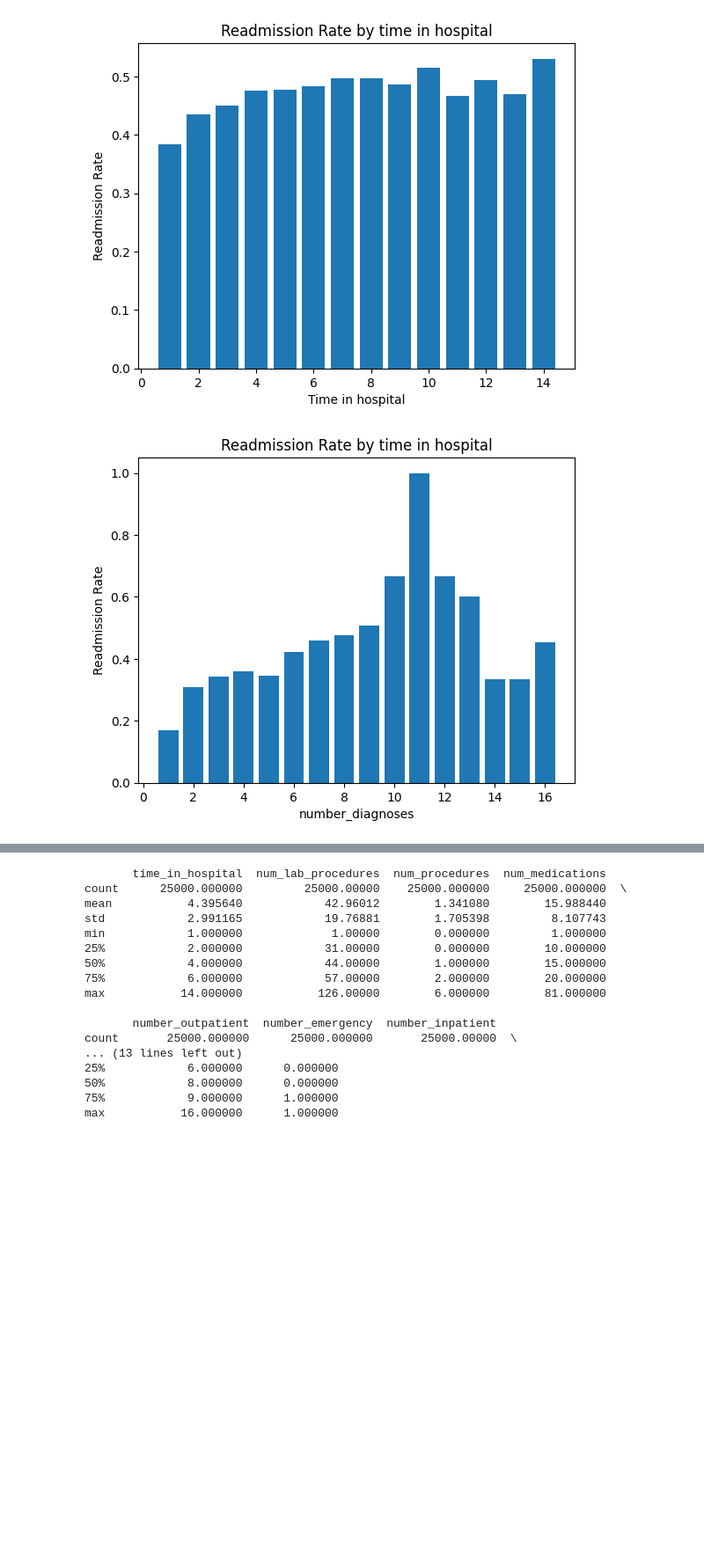
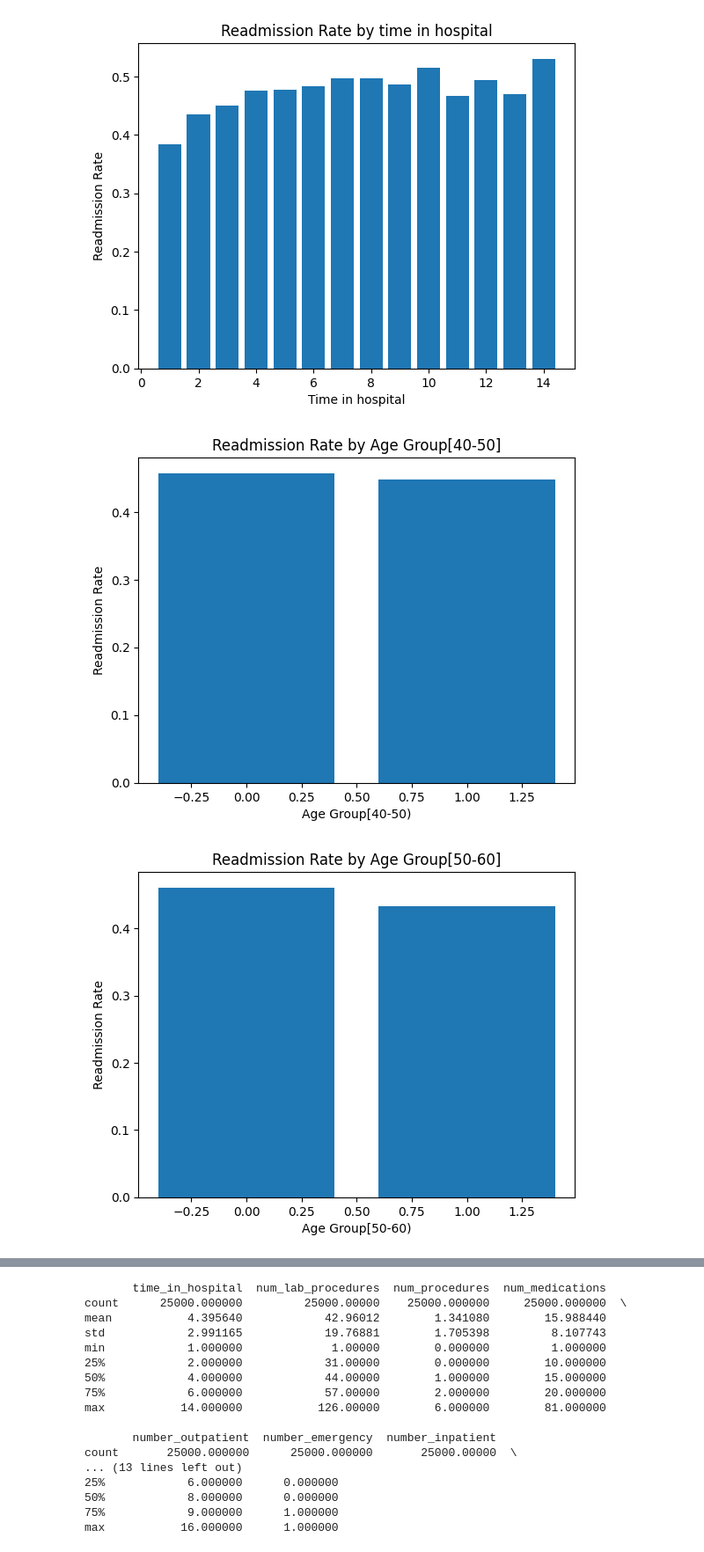
Before and after one commit to thechemist54/MSDS530-GCollab, a Jupyter notebook: healthCarePatientReadmissions.ipynb, the cells around one changed output, grey strips where cells are left out. Shown: that part at 88% size. Cells and saved outputs as stored; diff of their text form; code cells hidden in the pictures; blank space fills up the shorter version.

```diff
--- a/healthCarePatientReadmissions.ipynb
+++ b/healthCarePatientReadmissions.ipynb
@@ -42,4 +42,14 @@ plt.title('Distribution of Readmission')
 plt.show()
 # %% [output]
 [figure]
+# %%
+# Analyze potential risk factors
+# Example: Compare readmission rates based on a specific feature, such as time in hospital
+time_in_hospital = data.groupby('time_in_hospital')['readmitted'].mean()
+age_group_40 = data.groupby('age_[40-50)')['readmitted'].mean()
+age_group_50 = data.groupby('age_[50-60)')['readmitted'].mean()
+age_group_60 = data.groupby('age_[60-70)')['readmitted'].mean()
+number_diagnoses = data.groupby('number_diagnoses')['readmitted'].mean()
+num_medications = data.groupby('num_medications')['readmitted'].mean()
+num_procedures = data.groupby('num_procedures')['readmitted'].mean()
 # %%
@@ -53,12 +60,25 @@ plt.title('Readmission Rate by time in hospital')
 plt.show()
 # %% [output]
 [figure]
-# %%
-age_groups = data.groupby('number_diagnoses')['readmitted'].mean()
-plt.bar(age_groups.index, age_groups.values)
-plt.xlabel('number_diagnoses')
-plt.ylabel('Readmission Rate')
-plt.title('Readmission Rate by time in hospital')
-plt.show()
-# %% [output]
-[figure, removed]
+# %%
+plt.bar(age_group_40.index, age_group_40.values)
+plt.xlabel('Age Group[40-50)')
+plt.ylabel('Readmission Rate')
+plt.title('Readmission Rate by Age Group[40-50]')
+plt.show()
+
+
+plt.bar(age_group_50.index, age_group_50.values)
+plt.xlabel('Age Group[50-60)')
+plt.ylabel('Readmission Rate')
+plt.title('Readmission Rate by Age Group[50-60]')
+plt.show()
+
+plt.bar(age_group_60.index, age_group_60.values)
+plt.xlabel('Age Group[60-70)')
+plt.ylabel('Readmission Rate')
+plt.title('Readmission Rate by Age Group[60-70]')
+plt.show()
+# %% [output]
+[figure, added]
+[figure, added]
```
Also changed, not shown: parts of 18 cells of this notebook.
